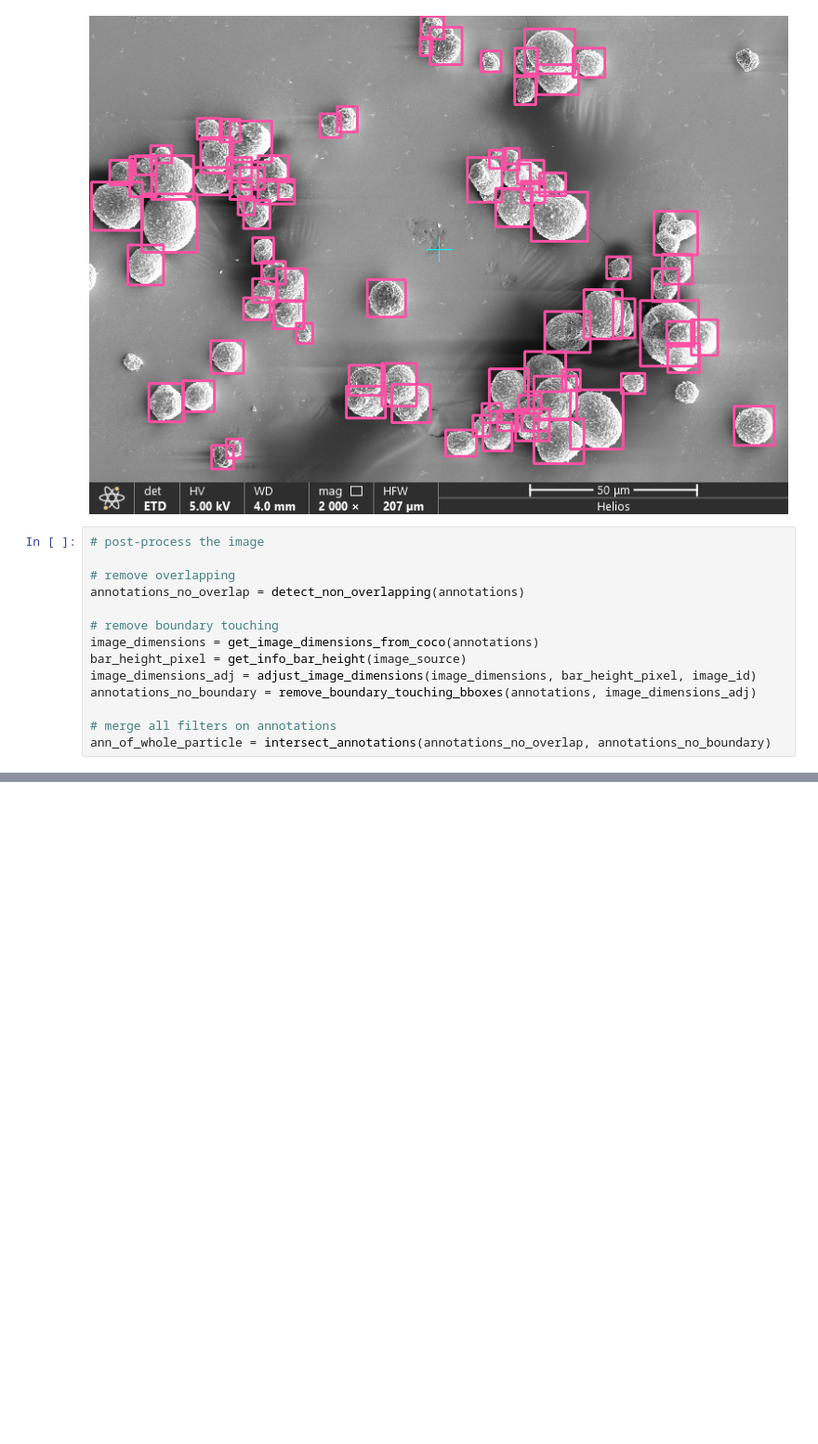
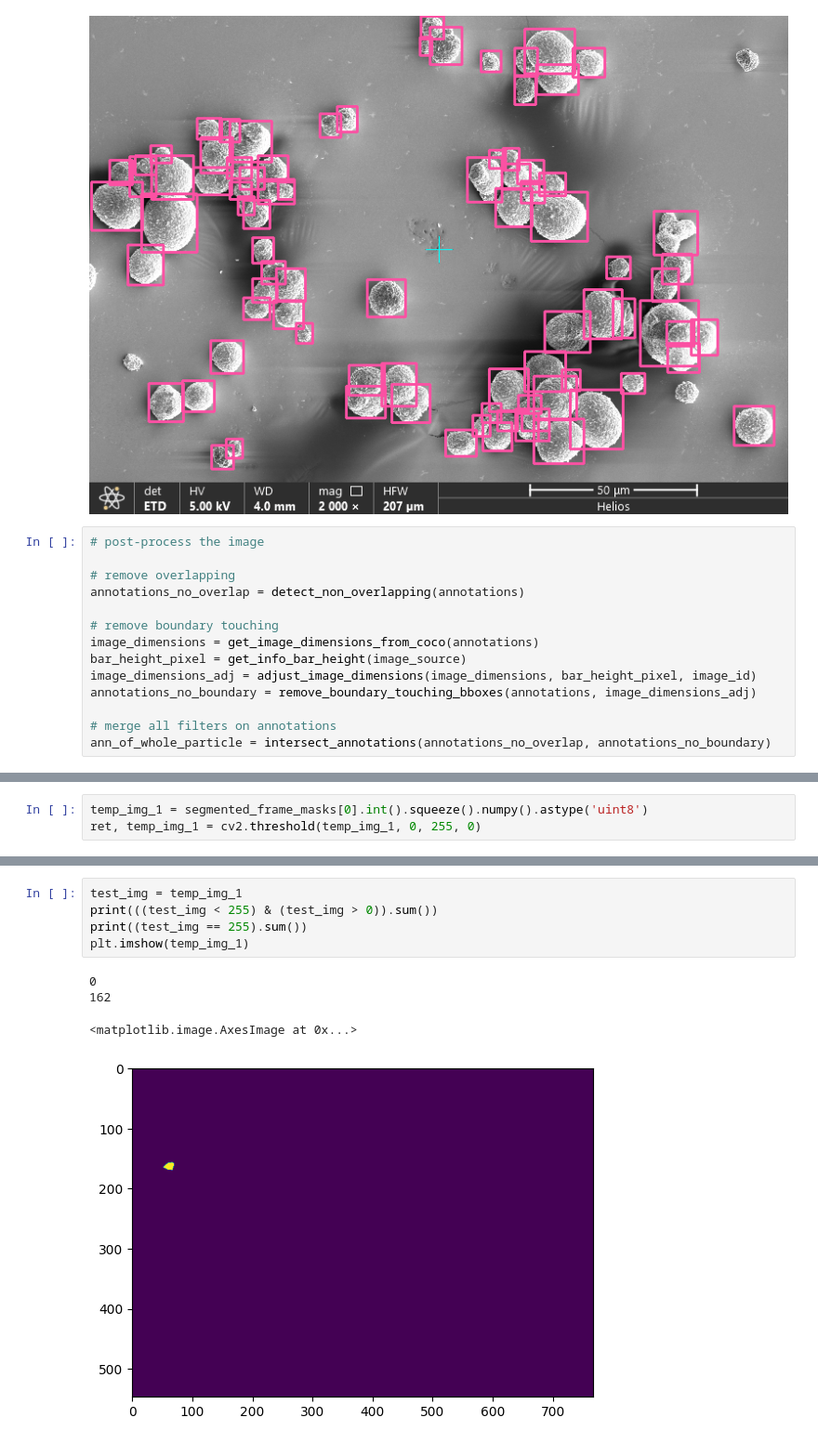
Before and after one commit to JingliCheng/Grounded-SEM, a Jupyter notebook: 1.ipynb, the cells around one changed output, grey strips where cells are left out. Shown at 93% size. Drawn from its saved outputs; the diff is of its cells as text; blank space fills up the shorter version.

```diff
--- a/1.ipynb
+++ b/1.ipynb
@@ -360,0 +370,3 @@ array([145, 142, 139, 134, 140, 140, 133, 136, 135, 133, 135, 136, 136,
+# %%
+temp_img_1 = segmented_frame_masks[0].int().squeeze().numpy().astype('uint8')
+ret, temp_img_1 = cv2.threshold(temp_img_1, 0, 255, 0)
@@ -360,0 +386,10 @@ array([145, 142, 139, 134, 140, 140, 133, 136, 135, 133, 135, 136, 136,
+# %%
+test_img = temp_img_1
+print(((test_img < 255) & (test_img > 0)).sum())
+print((test_img == 255).sum())
+plt.imshow(temp_img_1)
+# %% [output]
+0
+162
+<matplotlib.image.AxesImage at 0x...>
+[figure, added]
```
Also changed, not shown: parts of 21 cells of this notebook, 2 other files.
